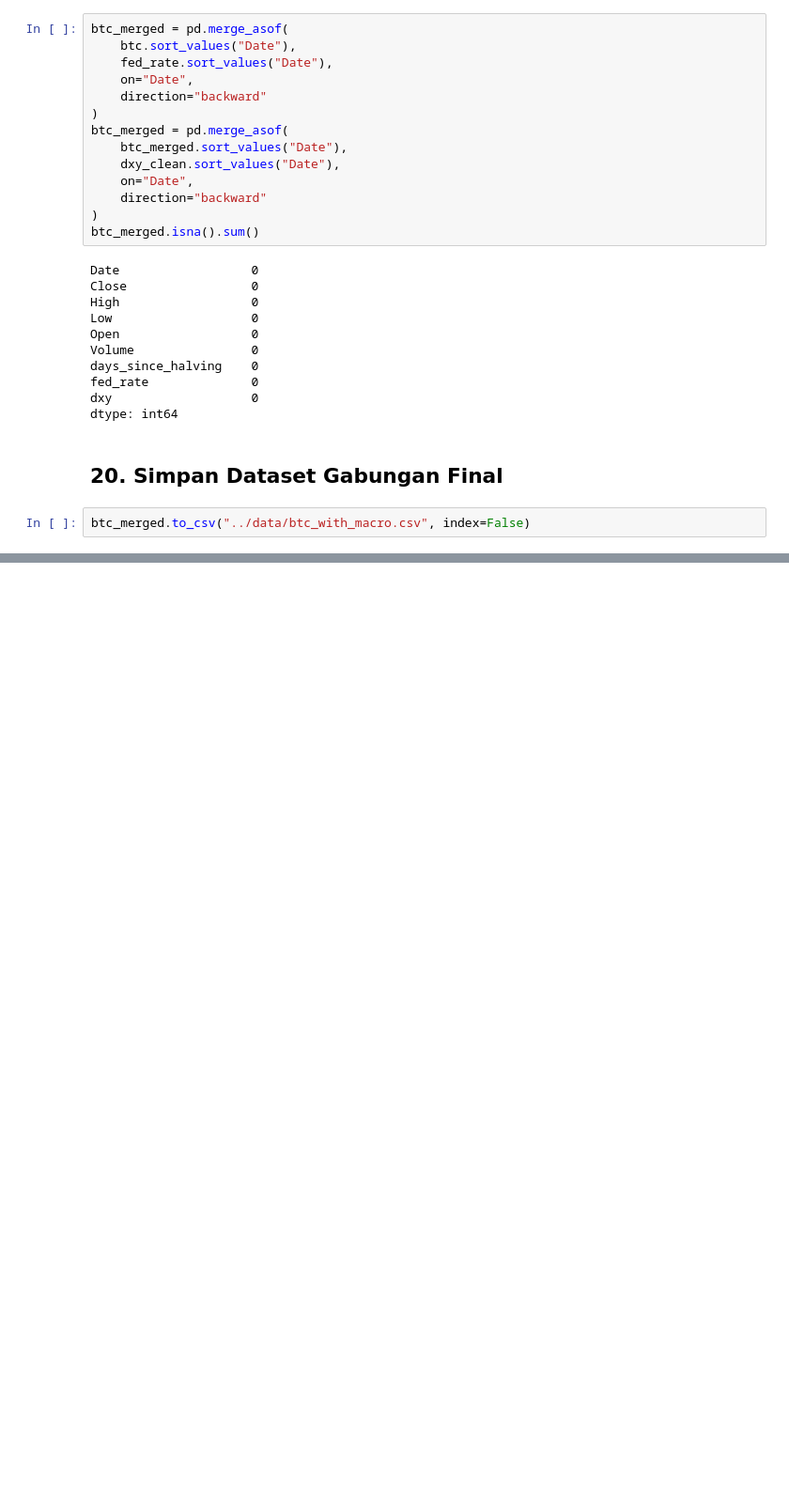
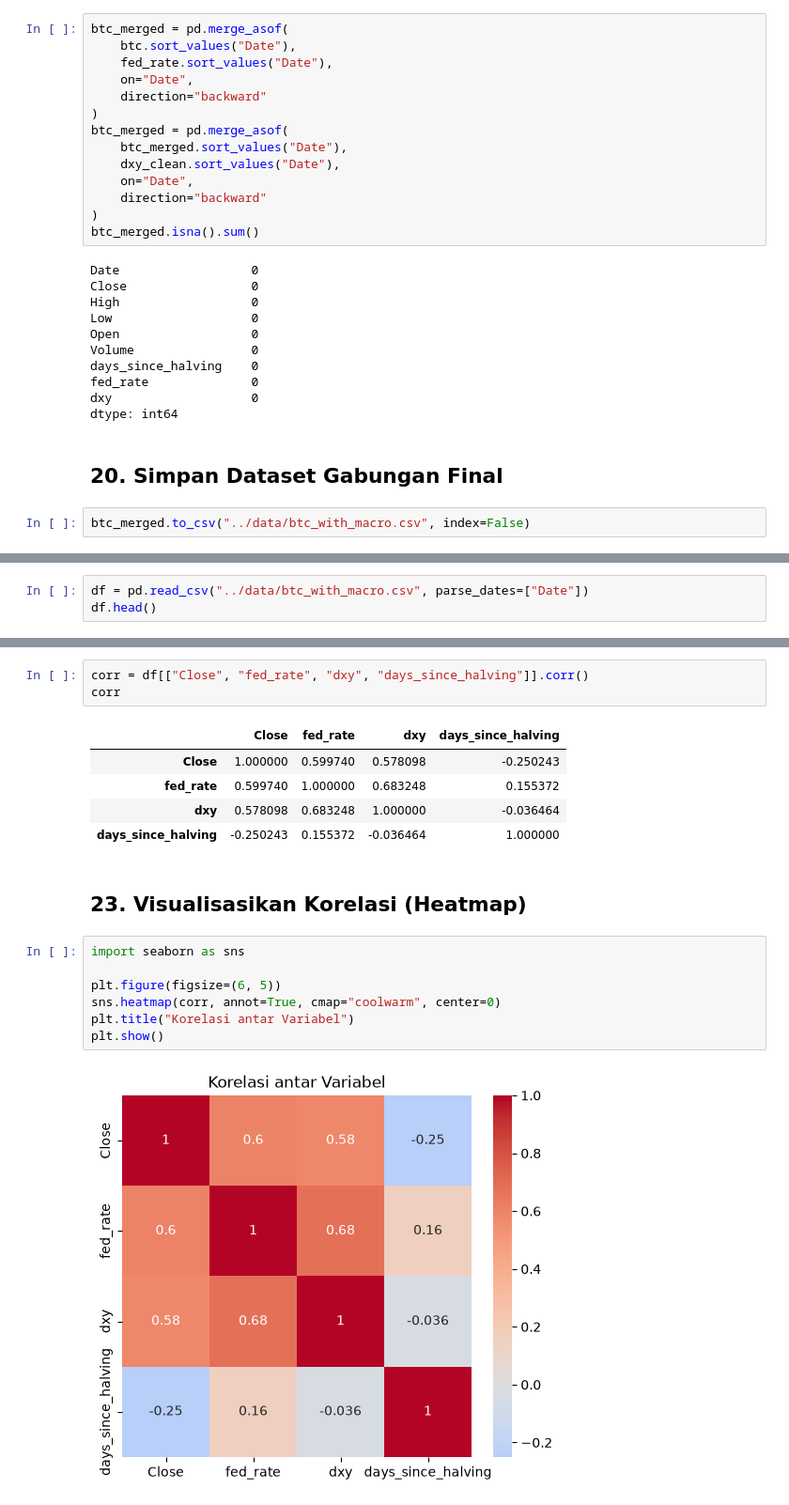
Before and after one commit to Raditxt/btc-market-analysis, a Jupyter notebook: notebooks/eda.ipynb, the cells around one changed output, grey strips where cells are left out. Shown at 94% size. Saved outputs shown, nothing was run; the diff lists cells and outputs as text; blank space fills up the shorter version.

```diff
--- a/notebooks/eda.ipynb
+++ b/notebooks/eda.ipynb
@@ -269,0 +272,3 @@ btc_merged.to_csv("../data/btc_with_macro.csv", index=False)
+# %%
+df = pd.read_csv("../data/btc_with_macro.csv", parse_dates=["Date"])
+df.head()
@@ -269,0 +285,20 @@ btc_merged.to_csv("../data/btc_with_macro.csv", index=False)
+# %%
+corr = df[["Close", "fed_rate", "dxy", "days_since_halving"]].corr()
+corr
+# %% [output]
+|  | Close | fed_rate | dxy | days_since_halving |
+| Close | 1.000000 | 0.599740 | 0.578098 | -0.250243 |
+| fed_rate | 0.599740 | 1.000000 | 0.683248 | 0.155372 |
+| dxy | 0.578098 | 0.683248 | 1.000000 | -0.036464 |
+| days_since_halving | -0.250243 | 0.155372 | -0.036464 | 1.000000 |
+# %% [markdown]
+## 23. Visualisasikan Korelasi (Heatmap)
+# %%
+import seaborn as sns
+
+plt.figure(figsize=(6, 5))
+sns.heatmap(corr, annot=True, cmap="coolwarm", center=0)
+plt.title("Korelasi antar Variabel")
+plt.show()
+# %% [output]
+[figure, added]
```
Also changed, not shown: parts of 10 cells of this notebook.
